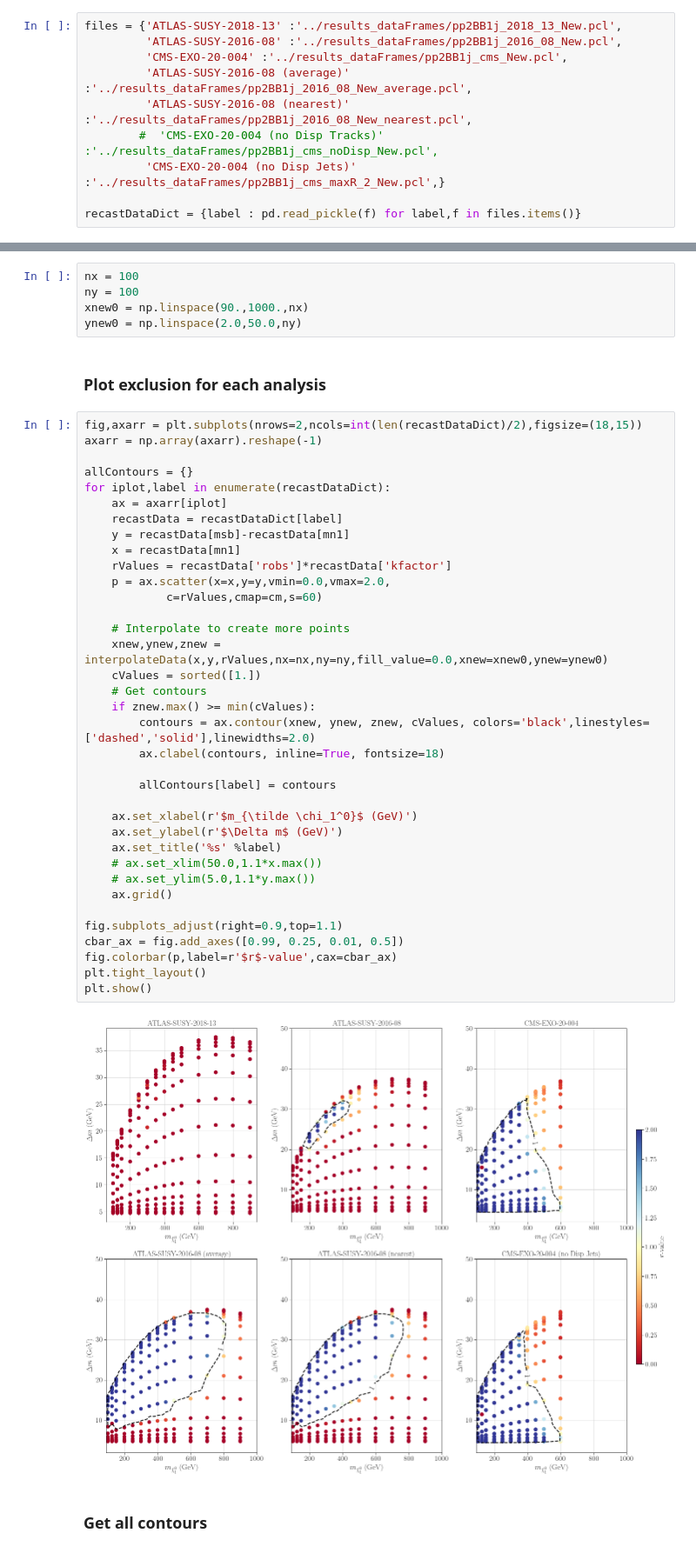
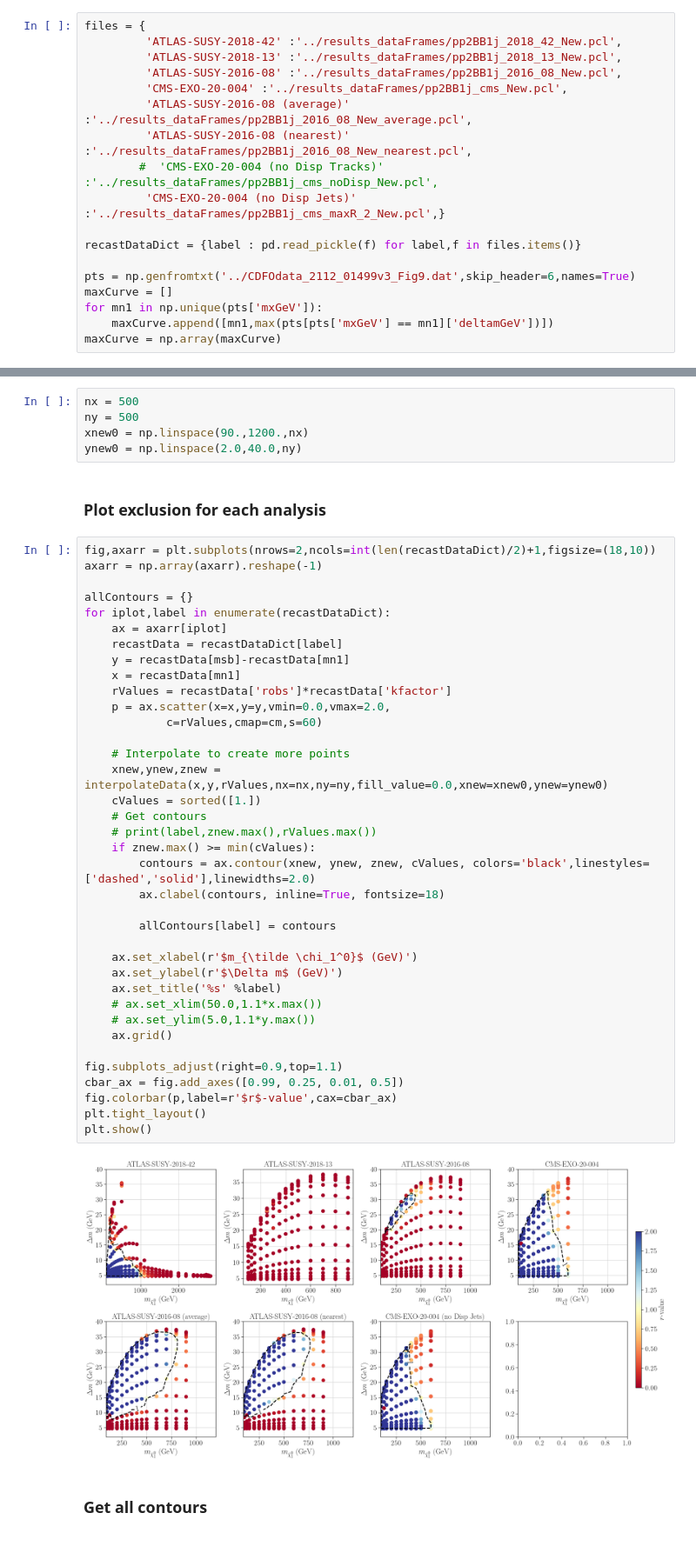
Before and after one commit to andlessa/LLP-CDFO, a Jupyter notebook: plotting/plots-AllExclusions.ipynb, the cells around one changed output, grey strips where cells are left out. Shown at 87% size. Cells and saved outputs as stored; diff of their text form.

Commit message:
Updated HSCP data

```diff
--- a/plotting/plots-AllExclusions.ipynb
+++ b/plotting/plots-AllExclusions.ipynb
@@ -29,7 +29,9 @@ cm = plt.colormaps['RdYlBu']
 # %% [markdown]
 ### Load Recast Data
 # %%
-files = {'ATLAS-SUSY-2018-13' :'../results_dataFrames/pp2BB1j_2018_13_New.pcl',
+files = {
+         'ATLAS-SUSY-2018-42' :'../results_dataFrames/pp2BB1j_2018_42_New.pcl',
+         'ATLAS-SUSY-2018-13' :'../results_dataFrames/pp2BB1j_2018_13_New.pcl',
          'ATLAS-SUSY-2016-08' :'../results_dataFrames/pp2BB1j_2016_08_New.pcl',
          'CMS-EXO-20-004' :'../results_dataFrames/pp2BB1j_cms_New.pcl',
          'ATLAS-SUSY-2016-08 (average)' :'../results_dataFrames/pp2BB1j_2016_08_New_average.pcl',
@@ -38,6 +40,12 @@ files = {'ATLAS-SUSY-2018-13' :'../results_dataFrames/pp2BB1j_2018_13_New.pcl',
          'CMS-EXO-20-004 (no Disp Jets)' :'../results_dataFrames/pp2BB1j_cms_maxR_2_New.pcl',}
 
 recastDataDict = {label : pd.read_pickle(f) for label,f in files.items()}
+
+pts = np.genfromtxt('../CDFOdata_2112_01499v3_Fig9.dat',skip_header=6,names=True)
+maxCurve = []
+for mn1 in np.unique(pts['mxGeV']):
+    maxCurve.append([mn1,max(pts[pts['mxGeV'] == mn1]['deltamGeV'])])
+maxCurve = np.array(maxCurve)
 # %% [markdown]
 ### Compute k-factors
 # %%
@@ -78,14 +86,14 @@ textstr = '\n'.join([r'%s = %s' %(k,v) for k,v in parameters.items() if k not in
 # %% [markdown]
 ### Interpolation parameters
 # %%
-nx = 100
-ny = 100
-xnew0 = np.linspace(90.,1000.,nx)
-ynew0 = np.linspace(2.0,50.0,ny)
+nx = 500
+ny = 500
+xnew0 = np.linspace(90.,1200.,nx)
+ynew0 = np.linspace(2.0,40.0,ny)
 # %% [markdown]
 ### Plot exclusion for each analysis
 # %%
-fig,axarr = plt.subplots(nrows=2,ncols=int(len(recastDataDict)/2),figsize=(18,15))
+fig,axarr = plt.subplots(nrows=2,ncols=int(len(recastDataDict)/2)+1,figsize=(18,10))
 axarr = np.array(axarr).reshape(-1)
 
 allContours = {}
@@ -94,34 +102,35 @@ for iplot,label in enumerate(recastDataDict):
     recastData = recastDataDict[label]
     y = recastData[msb]-recastData[mn1]
     x = recastData[mn1]
     rValues = recastData['robs']*recastData['kfactor']
     p = ax.scatter(x=x,y=y,vmin=0.0,vmax=2.0,
             c=rValues,cmap=cm,s=60)
 
     # Interpolate to create more points
     xnew,ynew,znew = interpolateData(x,y,rValues,nx=nx,ny=ny,fill_value=0.0,xnew=xnew0,ynew=ynew0)
     cValues = sorted([1.])
     # Get contours
+    # print(label,znew.max(),rValues.max())
     if znew.max() >= min(cValues):
         contours = ax.contour(xnew, ynew, znew, cValues, colors='black',linestyles=['dashed','solid'],linewidths=2.0)
         ax.clabel(contours, inline=True, fontsize=18)
 
         allContours[label] = contours
 
     ax.set_xlabel(r'$m_{\tilde \chi_1^0}$ (GeV)')
     ax.set_ylabel(r'$\Delta m$ (GeV)')
     ax.set_title('%s' %label)
     # ax.set_xlim(50.0,1.1*x.max())
     # ax.set_ylim(5.0,1.1*y.max())
     ax.grid()
 
 fig.subplots_adjust(right=0.9,top=1.1)
 cbar_ax = fig.add_axes([0.99, 0.25, 0.01, 0.5])
 fig.colorbar(p,label=r'$r$-value',cax=cbar_ax)
 plt.tight_layout()
 plt.show()
 # %% [output]
-[figure, old version]
+[figure, new version]
 # %% [markdown]
 ### Get all contours
 # %%
```
Also changed, not shown: parts of 5 cells of this notebook, 8 other files.
